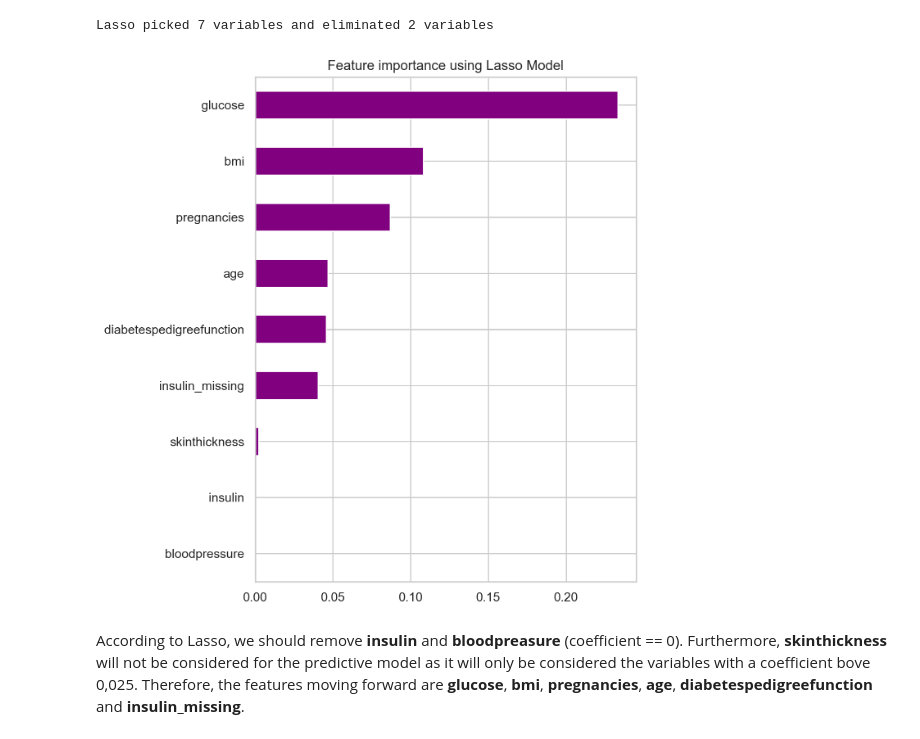
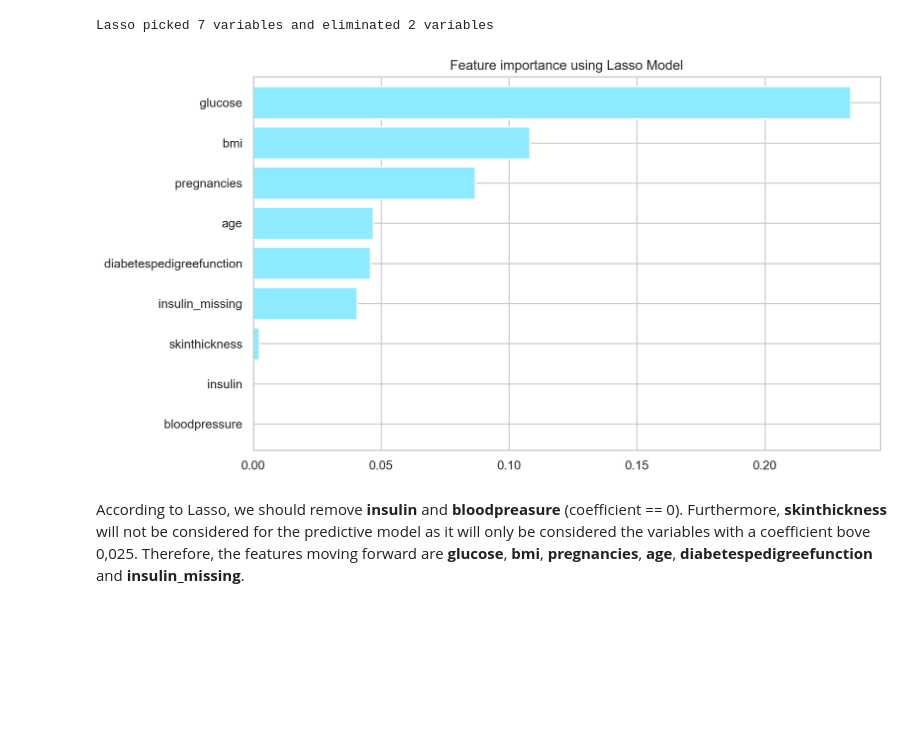
Before and after one commit to marianavfreitas/Diabetes, a Jupyter notebook: Diabetes Predictive Model.ipynb, the cells around one changed output. Drawn from its saved outputs; the diff is of its cells as text; code cells hidden in the pictures; blank space fills up the shorter version.

```diff
--- a/Diabetes Predictive Model.ipynb
+++ b/Diabetes Predictive Model.ipynb
@@ -639,20 +657,20 @@ Lasso picked 7 variables and eliminated 2 variables
 # %%
 def plot_importance(coef,name):
     """
     Plot feature importance from model coefficients.
     Args:
         coef: Series of model coefficients.
         name: Name of the model (for title).
     """
     imp_coef = coef.sort_values()
-    plt.figure(figsize=(6,8))
-    imp_coef.plot(kind = "barh", color='purple')
+    plt.figure(figsize=(10,6))
+    imp_coef.plot(kind = "barh", color='#8EEAFF', width=0.8)
     plt.title("Feature importance using " + name + " Model")
     plt.show()
 
 plot_importance(coef, "Lasso")
 # %% [output]
-[figure, old version]
+[figure, new version]
 # %% [markdown]
 According to Lasso, we should remove **insulin** and **bloodpreasure** (coefficient == 0). Furthermore, **skinthickness** will not be considered for the predictive model as it will only be considered the variables with a coefficient bove 0,025. Therefore, the features moving forward are **glucose**, **bmi**, **pregnancies**, **age**, **diabetespedigreefunction** and **insulin_missing**.
 # %% [markdown]
```
Also changed, not shown: parts of 18 cells of this notebook.
